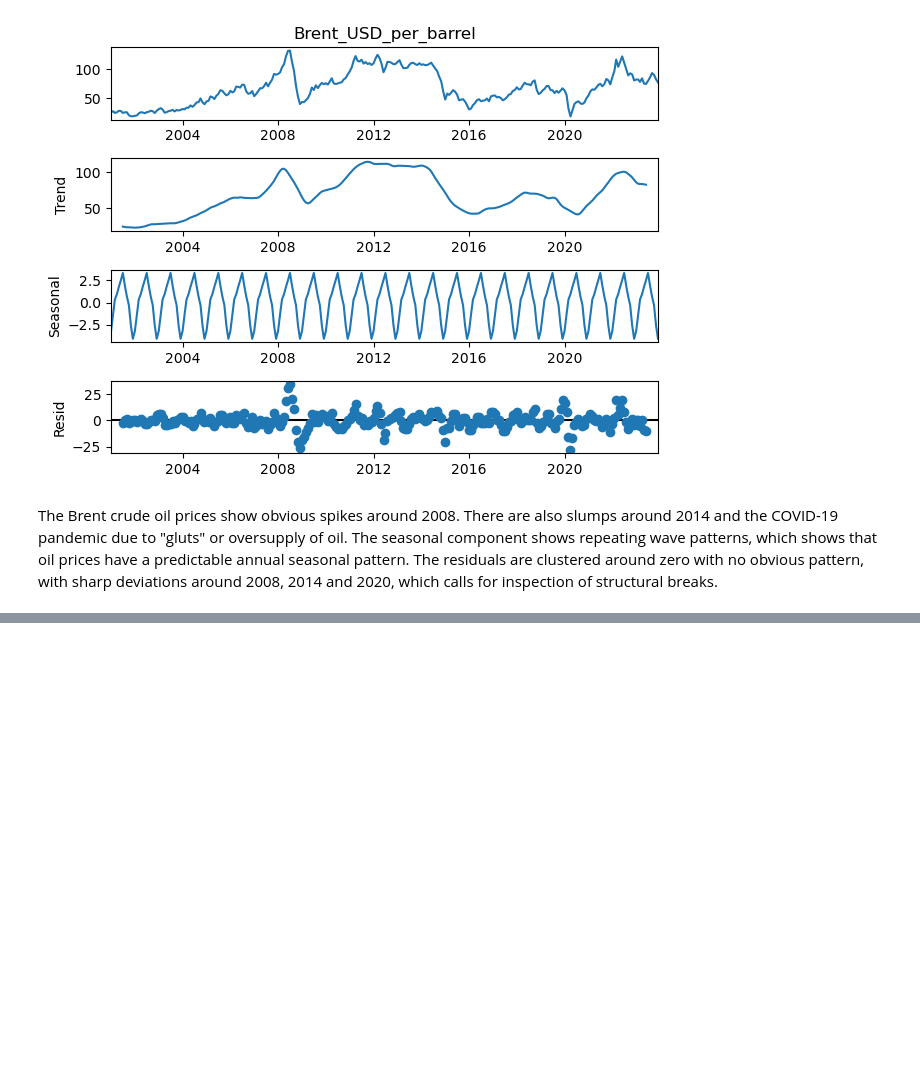
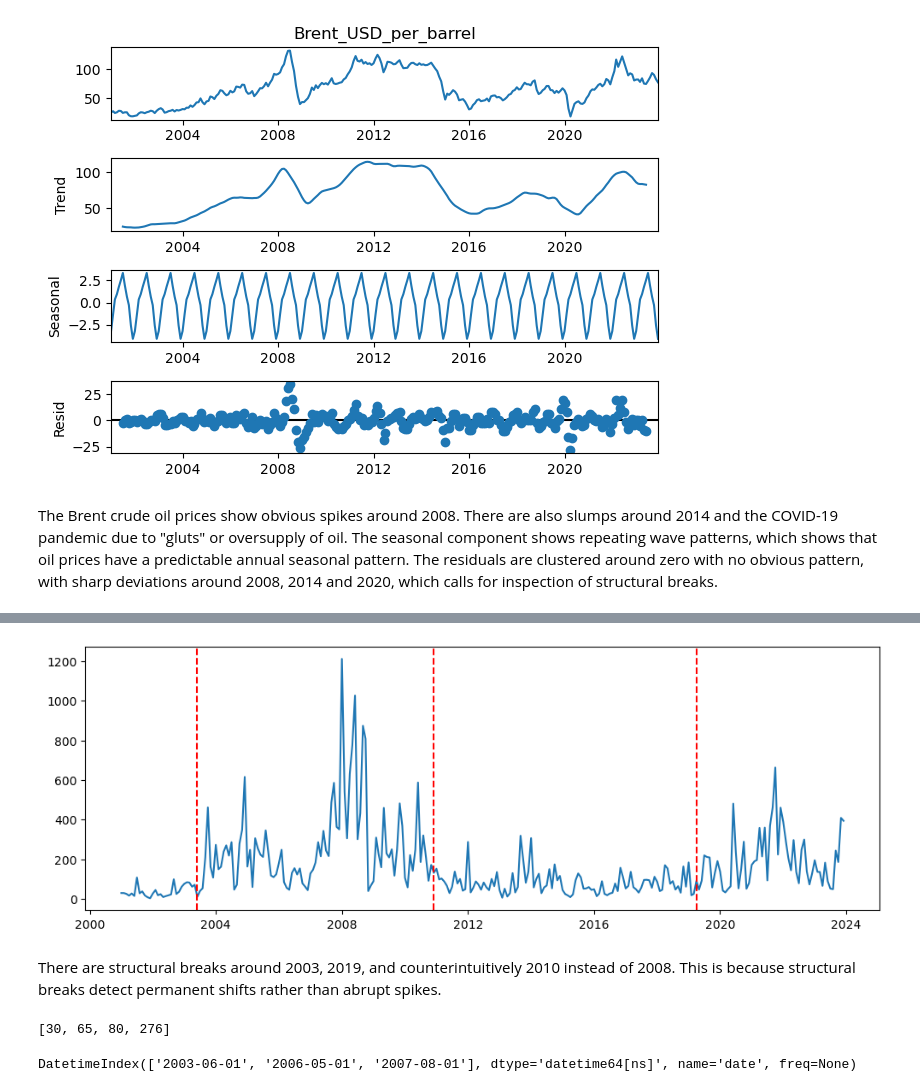
Before and after one commit to GorataB/Hackathon_PolyglotPioneers, a Jupyter notebook: Model_1_Statistical.ipynb, the cells around one changed output, grey strips where cells are left out. Drawn from its saved outputs; the diff is of its cells as text; code cells hidden in the pictures; blank space fills up the shorter version.

```diff
--- a/Model_1_Statistical.ipynb
+++ b/Model_1_Statistical.ipynb
@@ -185,0 +261,41 @@ The Brent crude oil prices show obvious spikes around 2008. There are also slump
+# %%
+# Plot break dates
+fig, ax = plt.subplots(figsize=(12, 4))
+
+ax.plot(prediction_df.index, prediction_df["BDI_std"])
+
+for b in breaks_2[:-1]:
+    ax.axvline(
+        prediction_df.index[b - 1],
+        color="red",
+        linestyle="--"
+    )
+
+plt.show()
+# %% [output]
+[figure, added]
+# %% [markdown]
+There are structural breaks around 2003, 2019, and counterintuitively 2010 instead of 2008. This is because structural breaks detect permanent shifts rather than abrupt spikes.
+# %%
+# Check the structural break for monthly_return_bdi
+
+y3 = prediction_df["monthly_return_bdi"].values
+
+# Define the model
+model_3 = "rbf"  # detects changes in volatility
+
+algo_3 = rpt.Binseg(model=model_3).fit(y3)
+
+# Choose number of breaks
+breaks_3 = algo_3.predict(n_bkps=3)
+
+print(breaks_3)
+# %% [output]
+[30, 65, 80, 276]
+# %%
+# Check break dates
+break_dates_3 = prediction_df.index[[b - 1 for b in breaks_3[:-1]]]
+
+print(break_dates_3)
+# %% [output]
+DatetimeIndex(['2003-06-01', '2006-05-01', '2007-08-01'], dtype='datetime64[ns]', name='date', freq=None)
```
Also changed, not shown: parts of 18 cells of this notebook.
